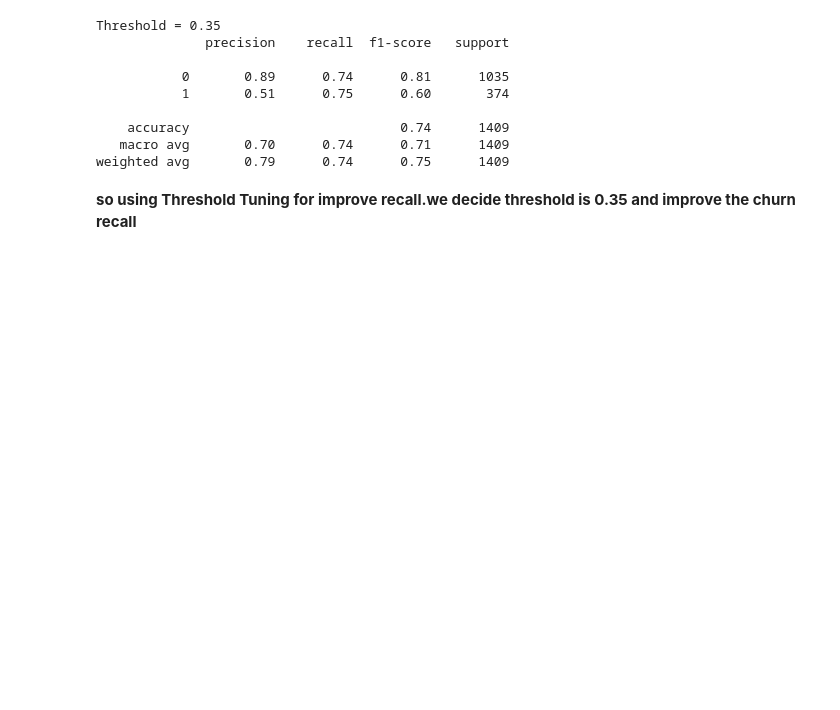
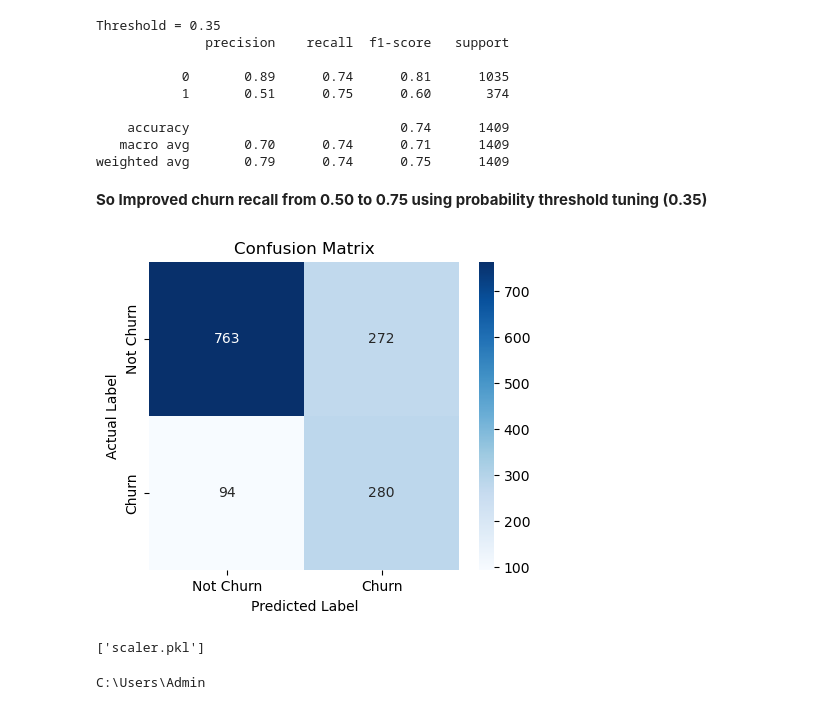
Before and after one commit to ravimandavkar7/churn-prediction, a Jupyter notebook: telco_churn_classification.ipynb, the cells around one changed output. Drawn from its saved outputs; the diff is of its cells as text; code cells hidden in the pictures; blank space fills up the shorter version.

```diff
--- a/telco_churn_classification.ipynb
+++ b/telco_churn_classification.ipynb
@@ -488,4 +505,29 @@ Threshold = 0.35
    macro avg       0.70      0.74      0.71      1409
 weighted avg       0.79      0.74      0.75      1409
 # %% [markdown]
-**so using Threshold Tuning for improve recall.we decide threshold is 0.35 and improve the churn recall**
+**So Improved churn recall from 0.50 to 0.75 using probability threshold tuning (0.35)**
+# %%
+cm = confusion_matrix(y_test, y_pred_35)
+
+plt.figure(figsize=(5,4))
+sns.heatmap(cm, annot=True, fmt='d', cmap='Blues',
+            xticklabels=['Not Churn', 'Churn'],
+            yticklabels=['Not Churn', 'Churn'])
+
+plt.xlabel('Predicted Label')
+plt.ylabel('Actual Label')
+plt.title('Confusion Matrix')
+plt.show()
+# %% [output]
+[figure, added]
+# %%
+import joblib
+joblib.dump(rf, "churn_model.pkl")
+joblib.dump(scaler, "scaler.pkl")
+# %% [output]
+['scaler.pkl']
+# %%
+import os
+print(os.getcwd())
+# %% [output]
+C:\Users\Admin
```
Also changed, not shown: parts of 4 cells of this notebook, 2 other files.
